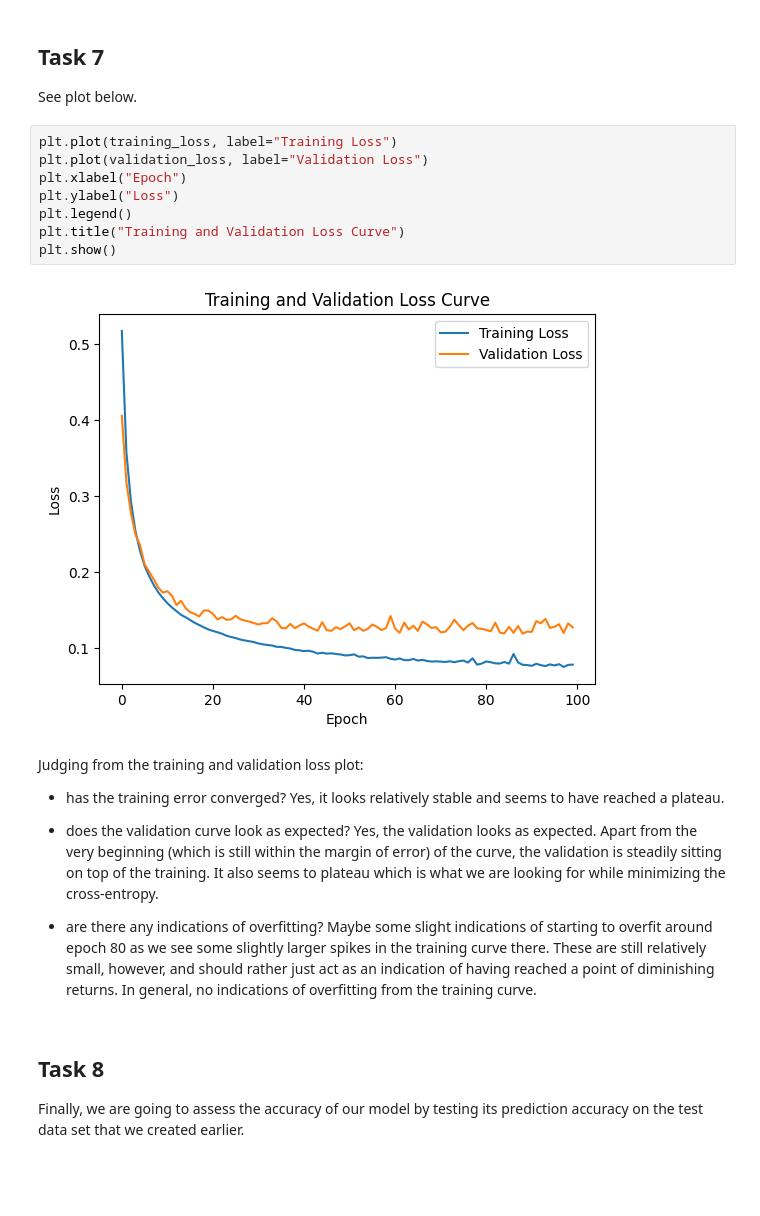
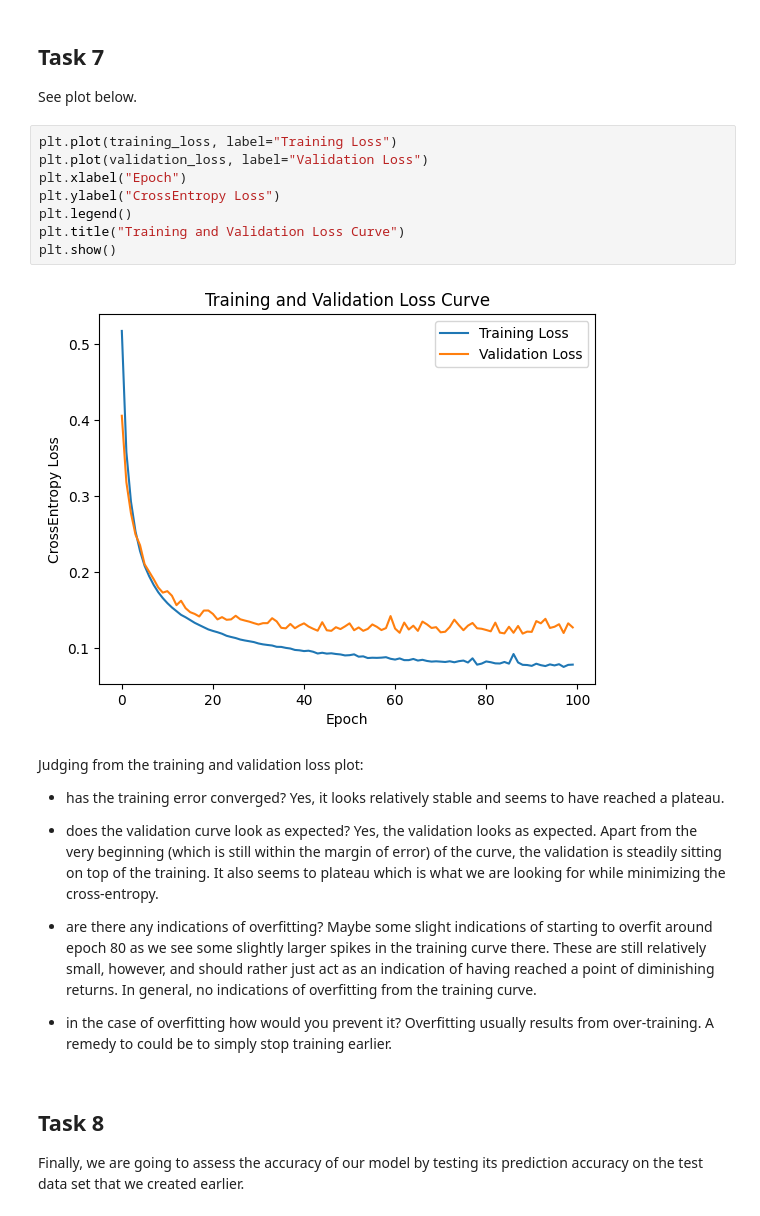
Before and after one commit to aggelitoo/deep_learning, a Jupyter notebook: project1/project1.ipynb, the cells around one changed output. Saved outputs shown, nothing was run; the diff lists cells and outputs as text; blank space fills up the shorter version.

```diff
--- a/project1/project1.ipynb
+++ b/project1/project1.ipynb
@@ -218,13 +218,13 @@ See plot below.
 # %%
 plt.plot(training_loss, label="Training Loss")
 plt.plot(validation_loss, label="Validation Loss")
 plt.xlabel("Epoch")
-plt.ylabel("Loss")
+plt.ylabel("CrossEntropy Loss")
 plt.legend()
 plt.title("Training and Validation Loss Curve")
 plt.show()
 # %% [output]
-[figure, old version]
+[figure, new version]
 # %% [markdown]
 Judging from the training and validation loss plot:
 
@@ -236,6 +236,9 @@ Judging from the training and validation loss plot:
 
  - are there any indications of overfitting?
    Maybe some slight indications of starting to overfit around epoch 80 as we see some slightly larger spikes in the training curve there. These are still relatively small, however, and should rather just act as an indication of having reached a point of diminishing returns. In general, no indications of overfitting from the training curve.
+
+ - in the case of overfitting how would you prevent it?
+   Overfitting usually results from over-training. A remedy to could be to simply stop training earlier.
 # %% [markdown]
 ## Task 8
 Finally, we are going to assess the accuracy of our model by testing its prediction accuracy on the test data set that we created earlier.
```
Also changed, not shown: parts of 1 cell of this notebook.
